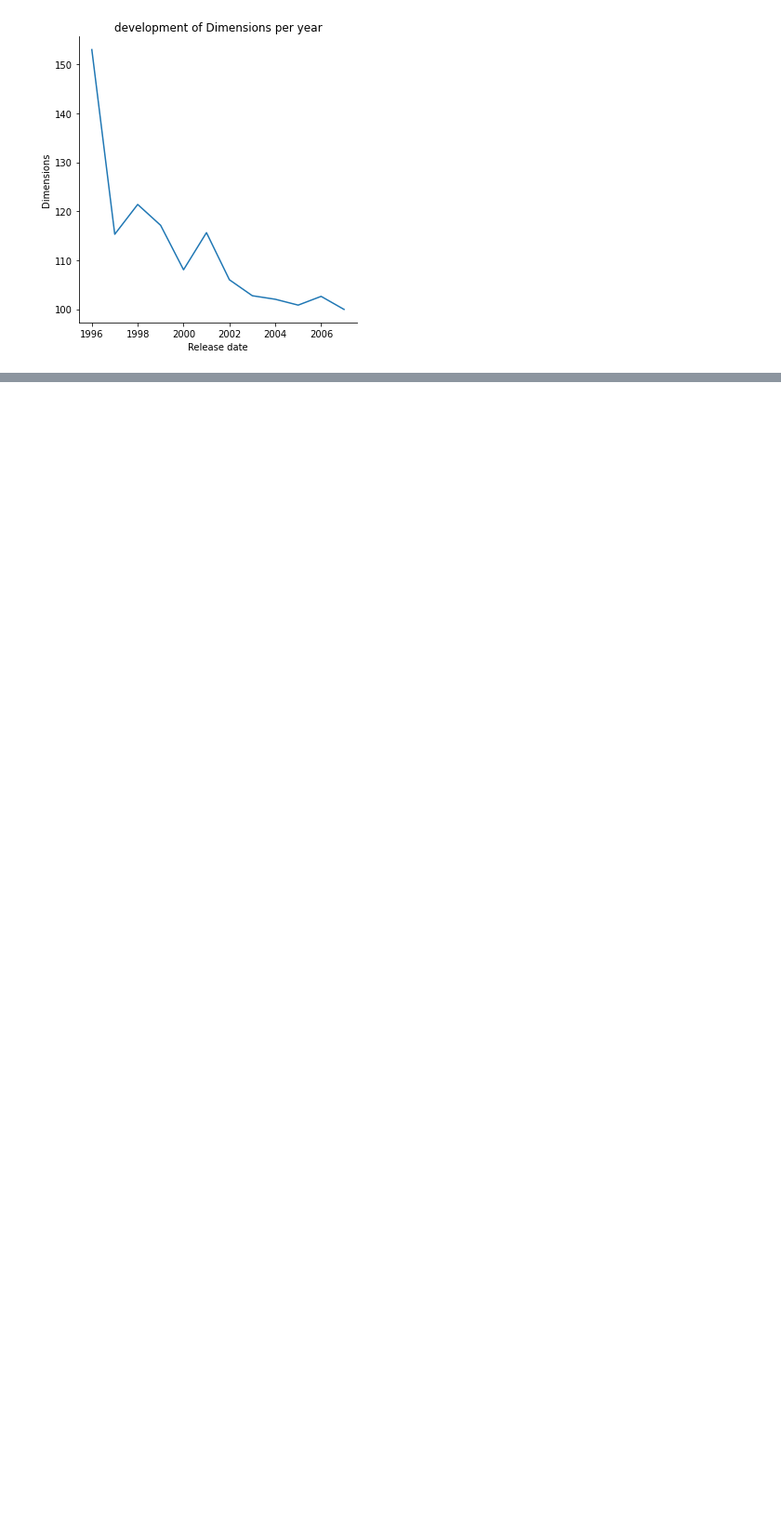
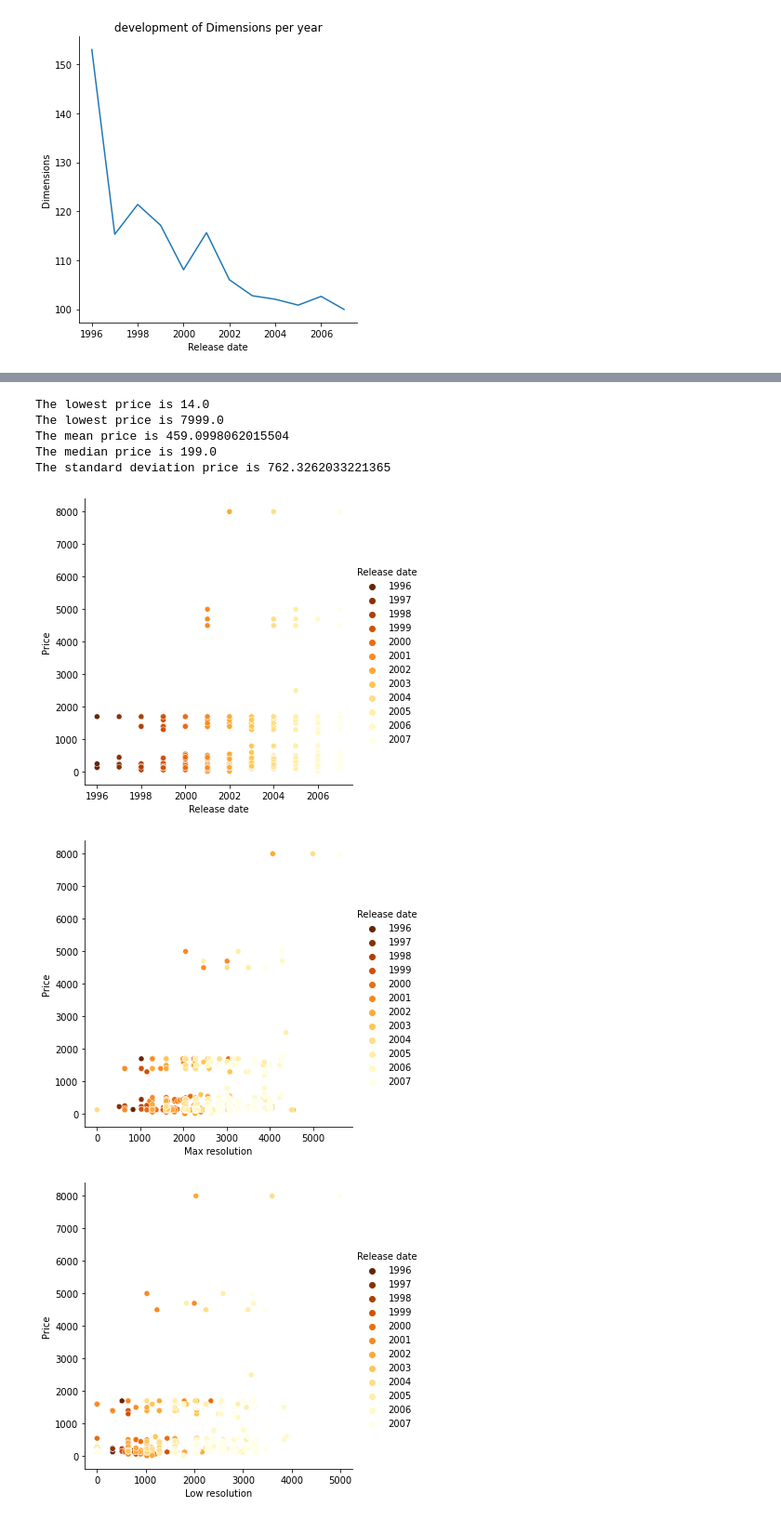
Before and after one commit to juro95/Camera-Data-Science-Project, a Jupyter notebook: 1000cameras.ipynb, the cells around one changed output, grey strips where cells are left out. Shown at 93% size. Saved outputs shown, nothing was run; the diff lists cells and outputs as text; code cells hidden in the pictures; blank space fills up the shorter version.

```diff
--- a/1000cameras.ipynb
+++ b/1000cameras.ipynb
@@ -138,0 +178,36 @@ for properties in columns_without_price_date_model :
+# %%
+#list with columns
+columns_without_model = []
+
+#look at the highest and the lowest price
+min_price_camera = camera_sorted["Price"].min()
+max_price_camera= camera_sorted["Price"].max()
+mean_price_camera = camera_sorted["Price"].mean()
+median_price_camera = camera_sorted["Price"].median()
+std_price_camera = camera_sorted["Price"].std()
+
+print(f"The lowest price is {min_price_camera}")
+print(f"The lowest price is {max_price_camera}")
+print(f"The mean price is {mean_price_camera}")
+print(f"The median price is {median_price_camera}")
+print(f"The standard deviation price is {std_price_camera}")
+
+#exclude columns release date and model
+for column in camera_sorted.columns :
+        if column != "Model":
+            columns_without_model.append(column)
+
+
+for properties in columns_without_model :
+
+    sns.relplot(x = f"{properties}" , y = "Price", data = camera_sorted, kind = "scatter", hue = "Release date", legend='full', palette = "YlOrBr_r")
+    plt.show
+# %% [output]
+The lowest price is 14.0
+The lowest price is 7999.0
+The mean price is 459.0998062015504
+The median price is 199.0
+The standard deviation price is 762.3262033221365
+[figure, added]
+[figure, added]
+[figure, added]
```
Also changed, not shown: parts of 11 cells of this notebook.
